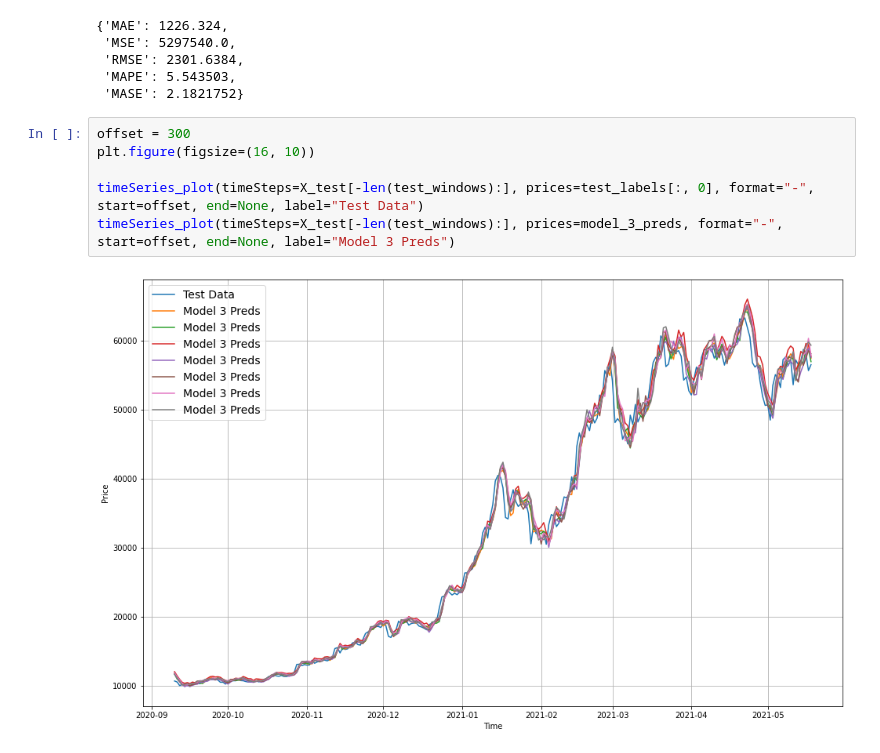
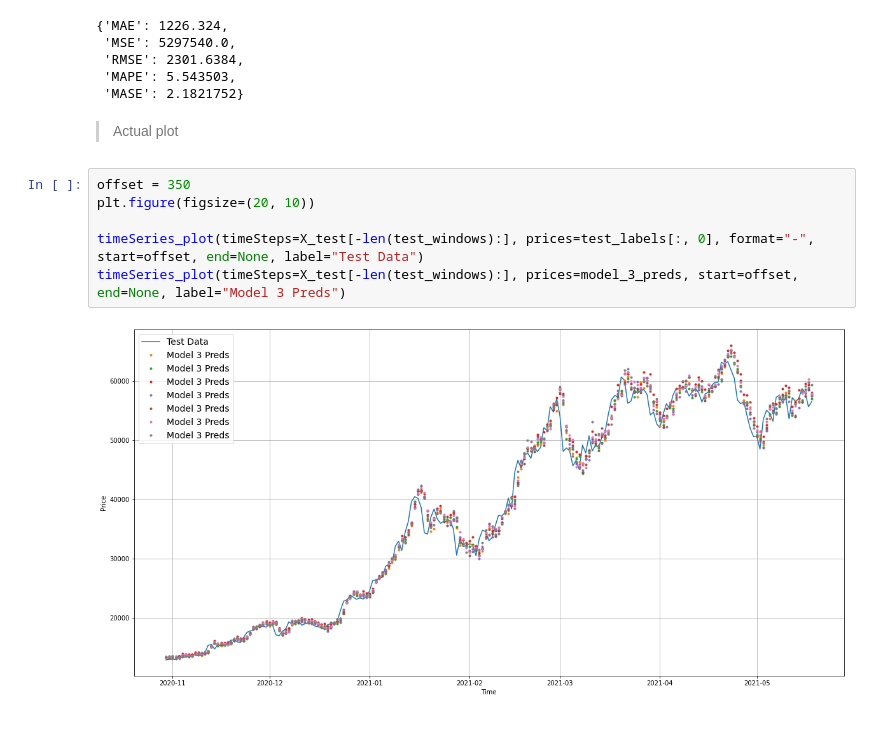
Before and after one commit to sugarbody/Time-Series-Forecasting, a Jupyter notebook: Time_Series_Forecasting.ipynb, the cells around one changed output. Cells and saved outputs as stored; diff of their text form.

```diff
--- a/Time_Series_Forecasting.ipynb
+++ b/Time_Series_Forecasting.ipynb
@@ -790,11 +791,13 @@ model_3_results
  'RMSE': 2301.6384,
  'MAPE': 5.543503,
  'MASE': 2.1821752}
+# %% [markdown]
+> Actual plot
 # %%
-offset = 300
-plt.figure(figsize=(16, 10))
+offset = 350
+plt.figure(figsize=(20, 10))
 
 timeSeries_plot(timeSteps=X_test[-len(test_windows):], prices=test_labels[:, 0], format="-", start=offset, end=None, label="Test Data")
-timeSeries_plot(timeSteps=X_test[-len(test_windows):], prices=model_3_preds, format="-", start=offset, end=None, label="Model 3 Preds")
+timeSeries_plot(timeSteps=X_test[-len(test_windows):], prices=model_3_preds, start=offset, end=None, label="Model 3 Preds")
 # %% [output]
-[figure, old version]
+[figure, new version]
```
Also changed, not shown: parts of 15 cells of this notebook.
